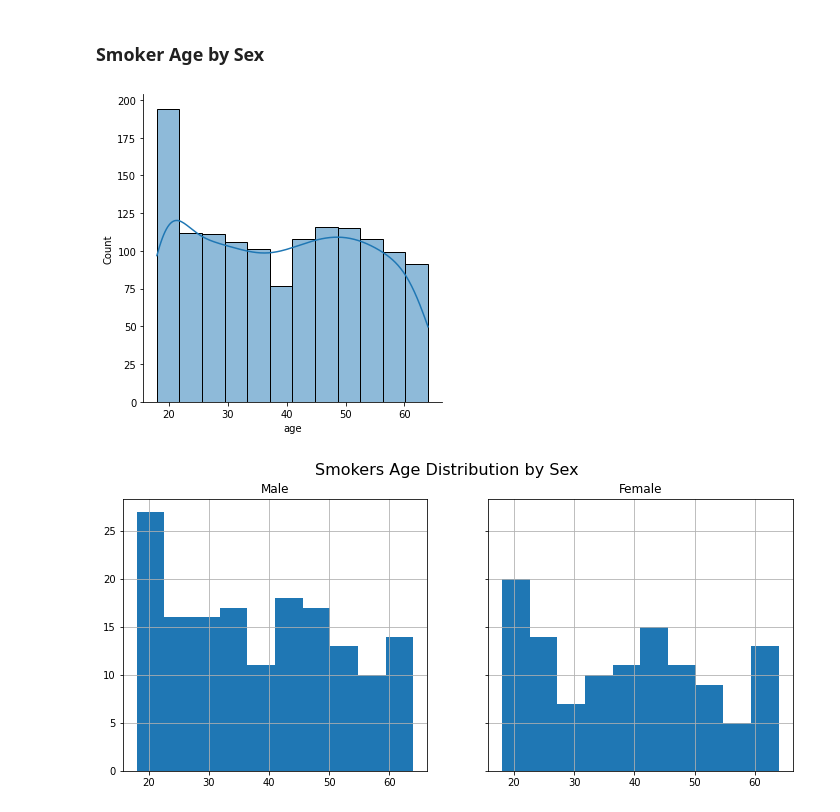
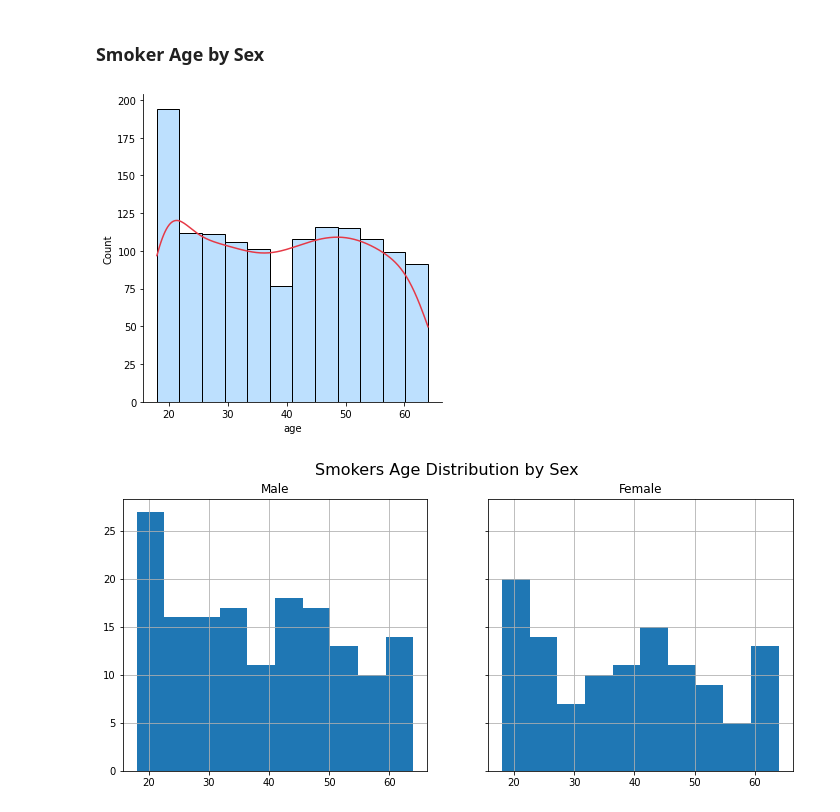
Before and after one commit to dwipaalfarisi/ads-projects, a Jupyter notebook: probability/prob.ipynb, the cells around one changed output. Drawn from its saved outputs; the diff is of its cells as text; code cells hidden in the pictures.

```diff
--- a/probability/prob.ipynb
+++ b/probability/prob.ipynb
@@ -41,9 +41,9 @@ print_format(age_mean, 2)
 # %%
 smoker = insurance_data.loc[insurance_data['smoker'] == 'yes']
 # %%
-sns.displot(data=insurance_data, x='age', kde=True);
+sns.displot(data=insurance_data, x='age', kde=True, color='#e63946', facecolor='#bde0fe');
 # %% [output]
-[figure, old version]
+[figure, new version]
 # %%
 fig, (ax1, ax2) = plt.subplots(1, 2, figsize=(12, 5), sharey=True,sharex=True)
 male_smoker = smoker[smoker['sex'] == 'male']
```
Also changed, not shown: parts of 3 cells of this notebook, 2 other files.
